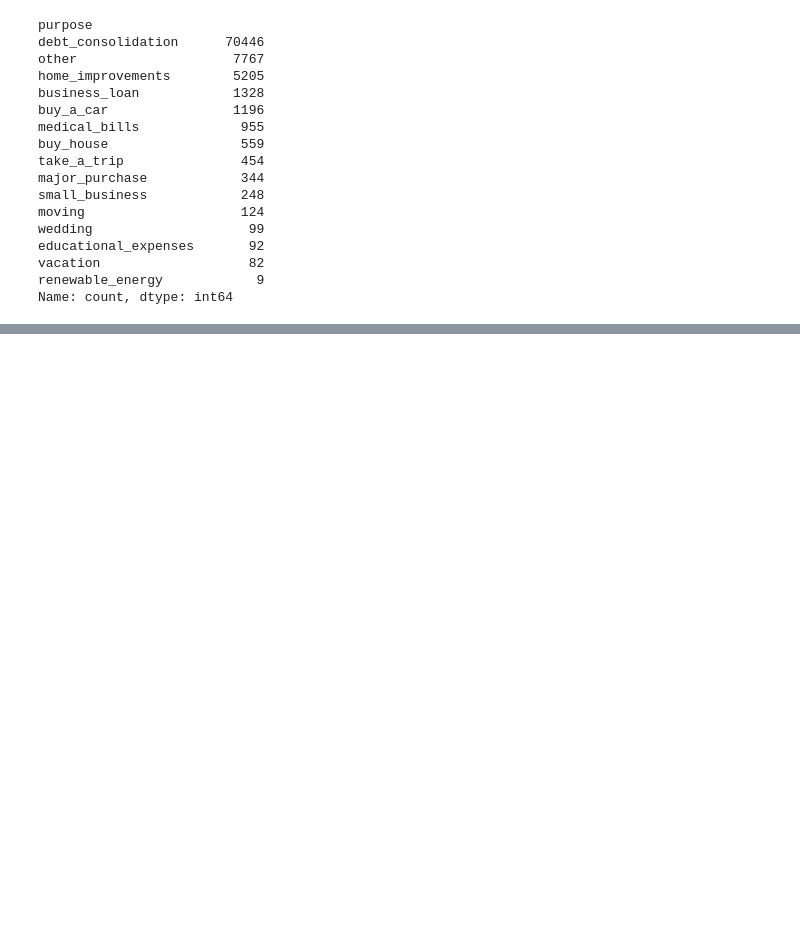
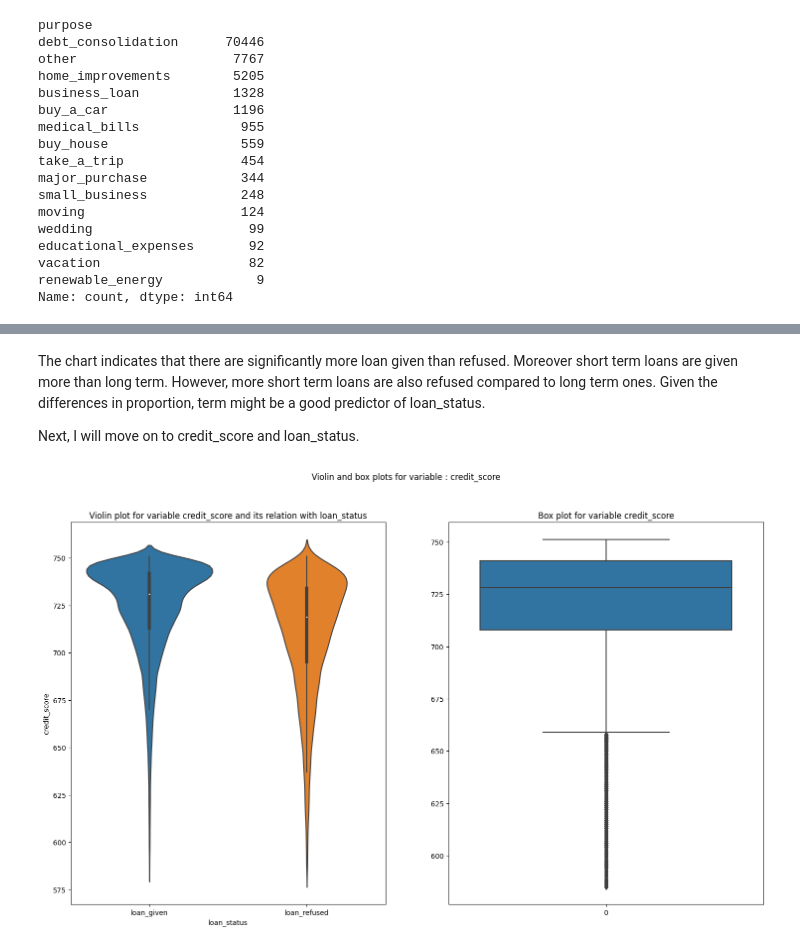
Before and after one commit to nugroho1234/loan-classification-h20-xgboost, a Jupyter notebook: Loan Classification Notebook.ipynb, the cells around one changed output, grey strips where cells are left out. Saved outputs shown, nothing was run; the diff lists cells and outputs as text; code cells hidden in the pictures; blank space fills up the shorter version.

```diff
--- a/Loan Classification Notebook.ipynb
+++ b/Loan Classification Notebook.ipynb
@@ -756,0 +856,8 @@ def create_box_violin_plot(df,x,y):
+# %% [markdown]
+The chart indicates that there are significantly more loan given than refused. Moreover short term loans are given more than long term. However, more short term loans are also refused compared to long term ones. Given the differences in proportion, term might be a good predictor of loan_status.
+
+Next, I will move on to credit_score and loan_status.
+# %%
+create_box_violin_plot(df_agg, 'loan_status', 'credit_score')
+# %% [output]
+[figure, added]
```
Also changed, not shown: parts of 33 cells of this notebook.
